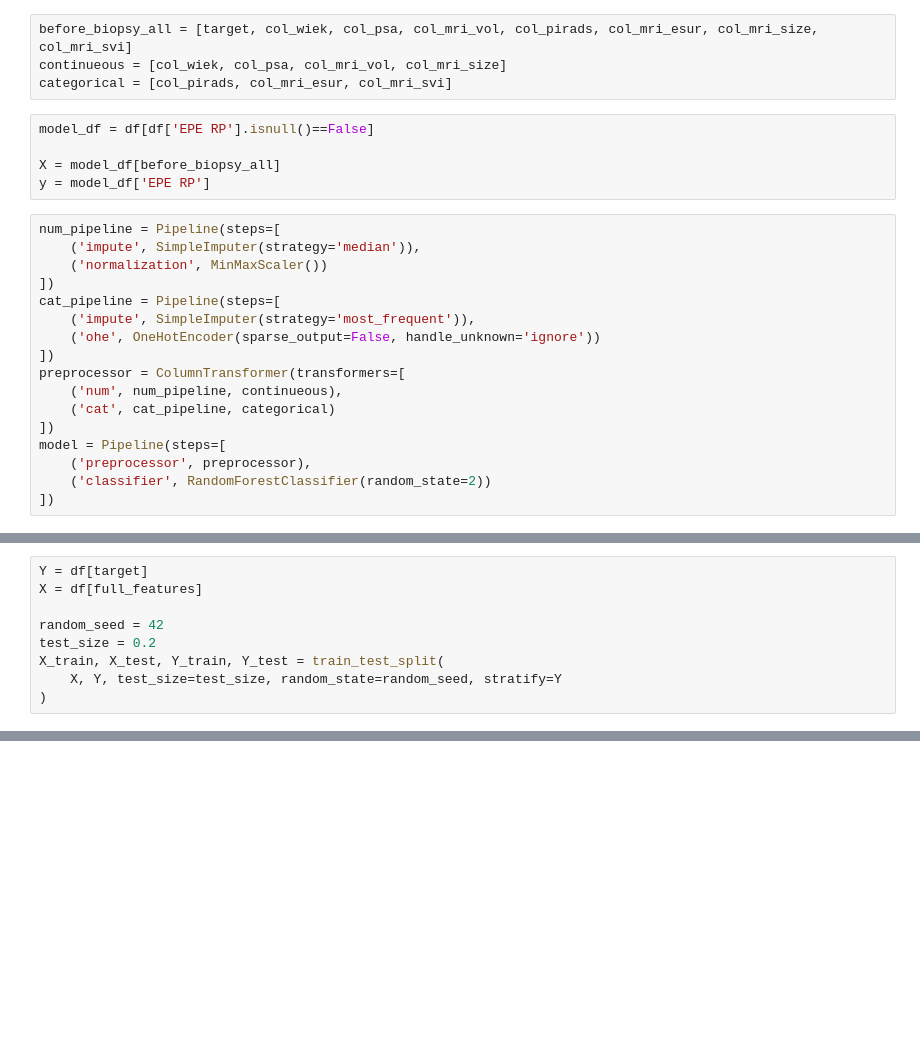
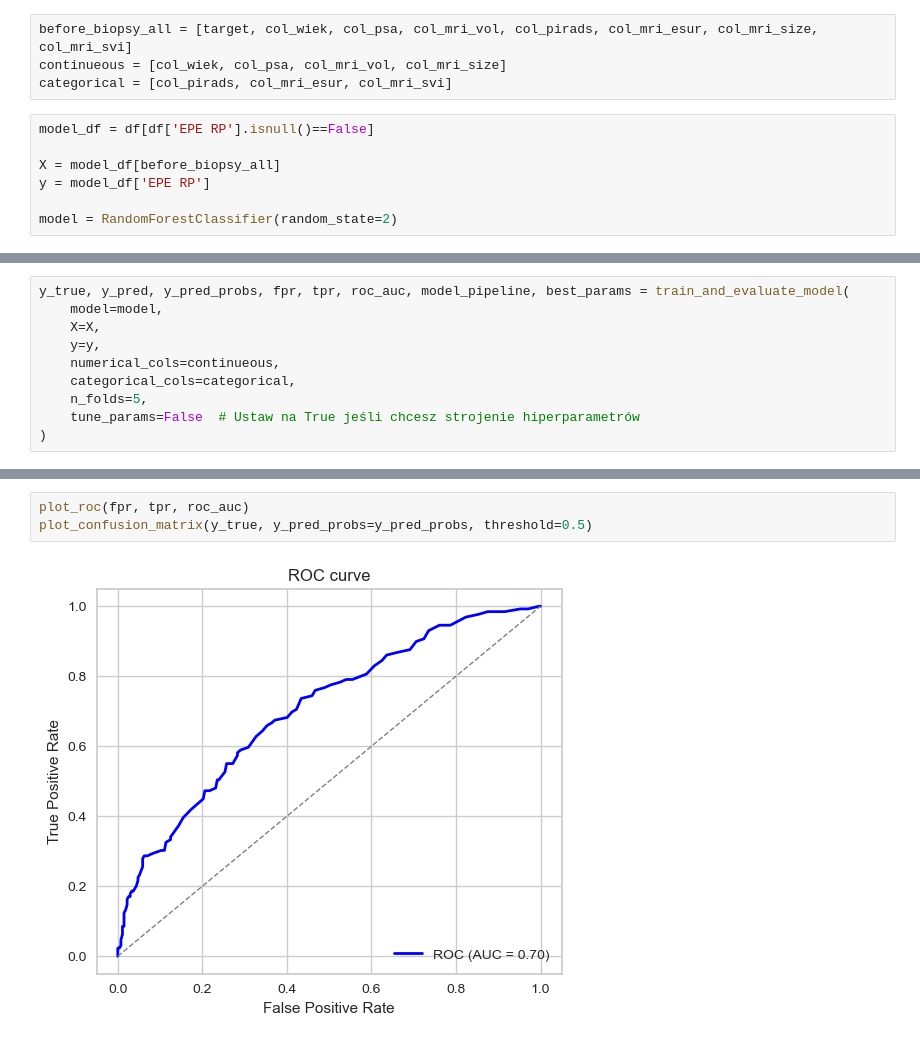
Before and after one commit to PiotrRenk/microscopic-epe-proj, a Jupyter notebook: notebooks/epe_biopsy.ipynb, the cells around one changed output, grey strips where cells are left out. Cells and saved outputs as stored; diff of their text form; blank space fills up the shorter version.

```diff
--- a/notebooks/epe_biopsy.ipynb
+++ b/notebooks/epe_biopsy.ipynb
@@ -120,20 +123,5 @@ model_df = df[df['EPE RP'].isnull()==False]
 
 X = model_df[before_biopsy_all]
 y = model_df['EPE RP']
+
+model = RandomForestClassifier(random_state=2)
-# %%
-num_pipeline = Pipeline(steps=[
-    ('impute', SimpleImputer(strategy='median')),
-    ('normalization', MinMaxScaler())
-])
-cat_pipeline = Pipeline(steps=[
-    ('impute', SimpleImputer(strategy='most_frequent')),
-    ('ohe', OneHotEncoder(sparse_output=False, handle_unknown='ignore'))
-])
-preprocessor = ColumnTransformer(transformers=[
-    ('num', num_pipeline, continueous),
-    ('cat', cat_pipeline, categorical)
-])
-model = Pipeline(steps=[
-    ('preprocessor', preprocessor),
-    ('classifier', RandomForestClassifier(random_state=2))
-])
@@ -253,9 +127,0 @@ y = model_df['EPE RP']
-# %%
-Y = df[target]
-X = df[full_features]
-
-random_seed = 42
-test_size = 0.2
-X_train, X_test, Y_train, Y_test = train_test_split(
-    X, Y, test_size=test_size, random_state=random_seed, stratify=Y
-)
@@ -510,0 +128,10 @@ Zapisano wykres 'model_epe_roc_curve.png'
+# %%
+y_true, y_pred, y_pred_probs, fpr, tpr, roc_auc, model_pipeline, best_params = train_and_evaluate_model(
+    model=model,
+    X=X,
+    y=y,
+    numerical_cols=continueous,
+    categorical_cols=categorical,
+    n_folds=5,
+    tune_params=False  # Ustaw na True jeśli chcesz strojenie hiperparametrów
+)
@@ -510,0 +158,5 @@ Zapisano wykres 'model_epe_roc_curve.png'
+# %%
+plot_roc(fpr, tpr, roc_auc)
+plot_confusion_matrix(y_true, y_pred_probs=y_pred_probs, threshold=0.5)
+# %% [output]
+[figure, added]
```
Also changed, not shown: parts of 16 cells of this notebook.
